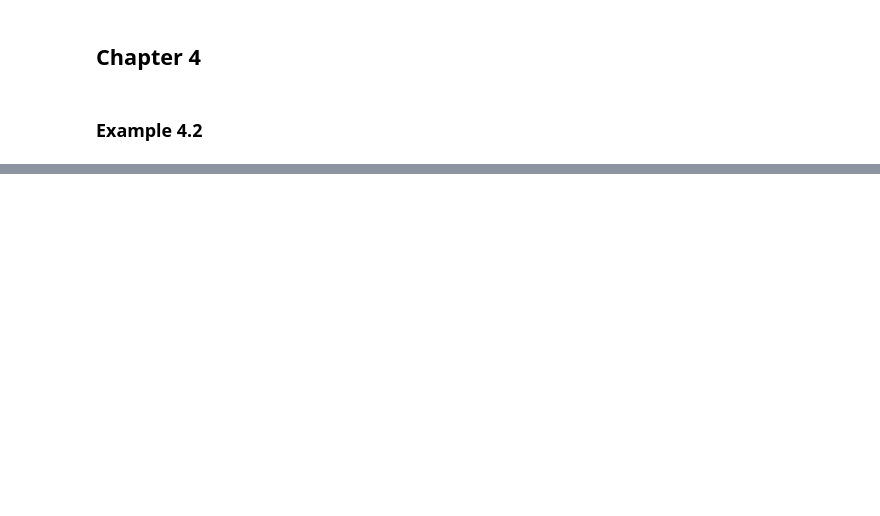
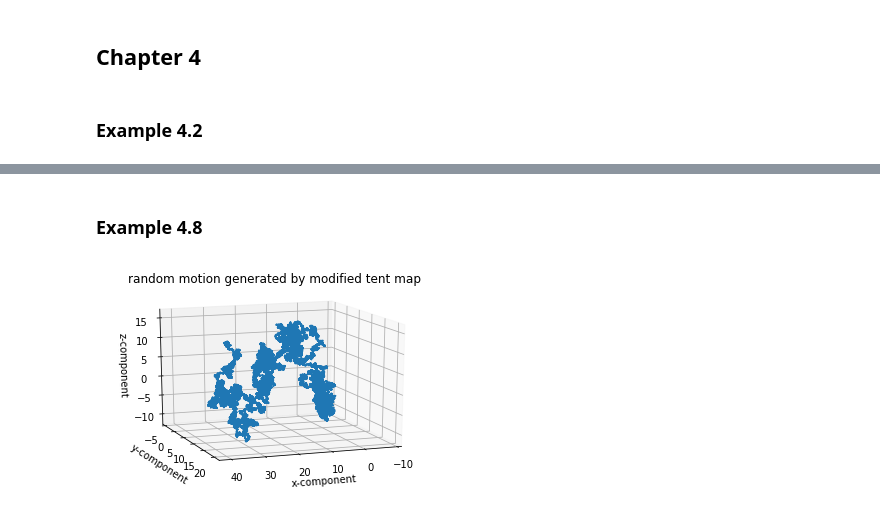
Before and after one commit to ray-chew/probabilistic_forecasting_examples, a Jupyter notebook: Chapter 4.ipynb, the cells around one changed output, grey strips where cells are left out. Saved outputs shown, nothing was run; the diff lists cells and outputs as text; code cells hidden in the pictures; blank space fills up the shorter version.

```diff
--- a/Chapter 4.ipynb
+++ b/Chapter 4.ipynb
@@ -71,3 +71,5 @@ plt.show()
 # %% [output]
 [interactive output not drawn]
 [interactive output not drawn]
+# %% [markdown]
+### Example 4.8
@@ -73,0 +135,12 @@ plt.show()
+# %%
+fig2 = plt.figure()
+ax = fig2.add_subplot(1, 1, 1, projection='3d')
+ax.plot(x,y,z)
+ax.set_xlabel('x-component')
+ax.set_ylabel('y-component')
+ax.set_zlabel('z-component')
+ax.view_init(elev=15, azim=70)
+ax.set_title('random motion generated by modified tent map')
+plt.show()
+# %% [output]
+[figure, added]
```
Also changed, not shown: parts of 9 cells of this notebook.
